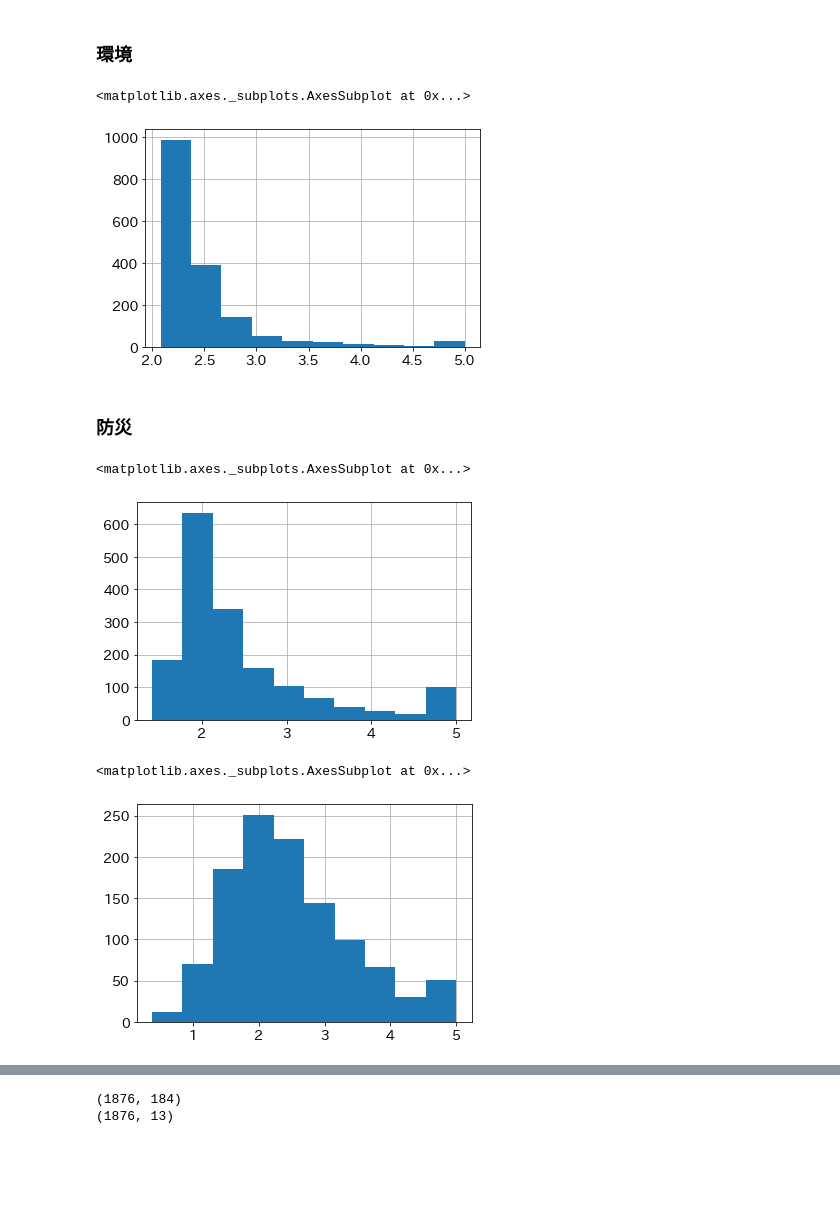
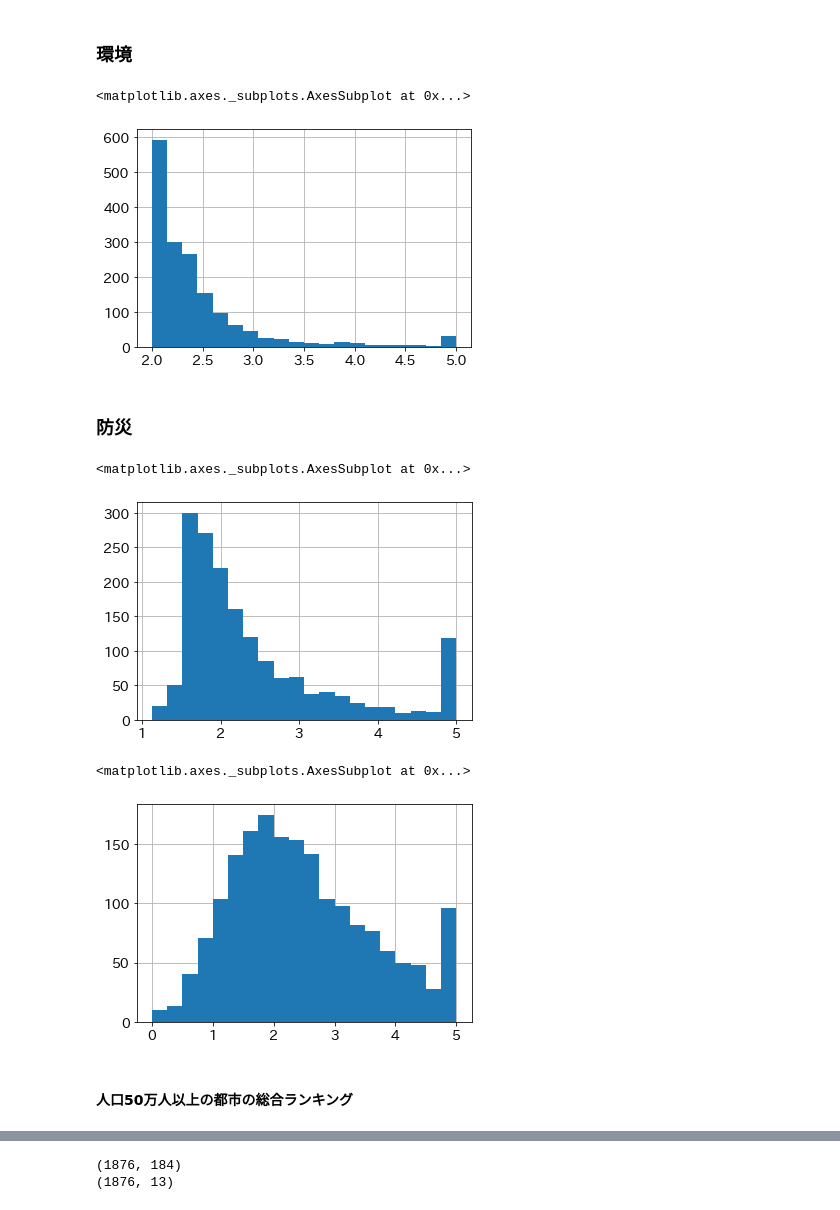
Before and after one commit to yumehara/hackday_2022, a Jupyter notebook: notebooks/all_city_score.ipynb, the cells around one changed output, grey strips where cells are left out. Drawn from its saved outputs; the diff is of its cells as text; code cells hidden in the pictures; blank space fills up the shorter version.

```diff
--- a/notebooks/all_city_score.ipynb
+++ b/notebooks/all_city_score.ipynb
@@ -137,6 +122,7 @@ def normalize_score(data, col=None, high=True):
         score = (data - data.mean())/data.std()
     else:
         score = (data[col] - data[col].mean())/data[col].std()
+    score *= 1.2
     score = (score + 2.5) if high else (2.5 - score)
     score[score > 5] = 5
     score[score < 0] = 0
@@ -184,10 +170,10 @@ df_city_feature['人口一人当たりの歳出合計'] = df_city_feature['001:
 df_city_feature['公債費比率'] = df_city_feature['023:公債費'] / df_city_feature['001:歳出合計'] * 100
 # %%
 score_list = [
-    normalize_score(df_city_feature, '人口一人当たりの歳出合計', True) * 0.7,
-    normalize_score(df_city_feature, '公債費比率', False) * 0.3
+    normalize_score(df_city_feature, '人口一人当たりの歳出合計', True) * 0.8,
+    normalize_score(df_city_feature, '公債費比率', False) * 0.2
 ]
 df_score['財政'] = normalize_score(pd.concat(score_list, axis=1).sum(axis=1, skipna=False))
-df_score['財政'].hist()
+df_score['財政'].hist(bins=20)
 # %% [output]
 <matplotlib.axes._subplots.AxesSubplot at 0x...>
@@ -273,10 +259,10 @@ df_score['治安'].hist()
 df_city_feature['人口一人当たりの公園費'] = df_city_feature['007:土木費・都市計画費・公園費'] / df_city_feature['人口']
 # %%
 df_score['環境'] = normalize_score(df_city_feature, '人口一人当たりの公園費', True)
-df_score['環境'].hist()
+df_score['環境'].hist(bins=20)
 # %% [output]
 <matplotlib.axes._subplots.AxesSubplot at 0x...>
-[figure, old version]
+[figure, new version]
 # %% [markdown]
 ### 防災
 # %%
@@ -288,17 +274,19 @@ score_list = [
     normalize_score(df_city_feature, '人口一人当たりの災害救助費', True) * 0.5
 ]
 df_score['防災'] = normalize_score(pd.concat(score_list, axis=1).sum(axis=1, skipna=False))
-df_score['防災'].hist()
+df_score['防災'].hist(bins=20)
 # %% [output]
 <matplotlib.axes._subplots.AxesSubplot at 0x...>
-[figure, old version]
+[figure, new version]
 # %%
 score_list = []
 for col in ['人口分布', '財政', '教育', '社会福祉', '医療', '治安', '環境', '防災']:
     score_list.append(df_score[col])
-df_score['総合'] = normalize_score(pd.concat(score_list, axis=1).sum(axis=1, skipna=False))
-df_score['総合'].hist()
+df_score['総合'] = normalize_score(pd.concat(score_list, axis=1).mean(axis=1, skipna=True))
+df_score['総合'].hist(bins=20)
 # %% [output]
 <matplotlib.axes._subplots.AxesSubplot at 0x...>
-[figure, old version]
+[figure, new version]
+# %% [markdown]
+#### 人口50万人以上の都市の総合ランキング
 # %%
```
Also changed, not shown: parts of 14 cells of this notebook.
